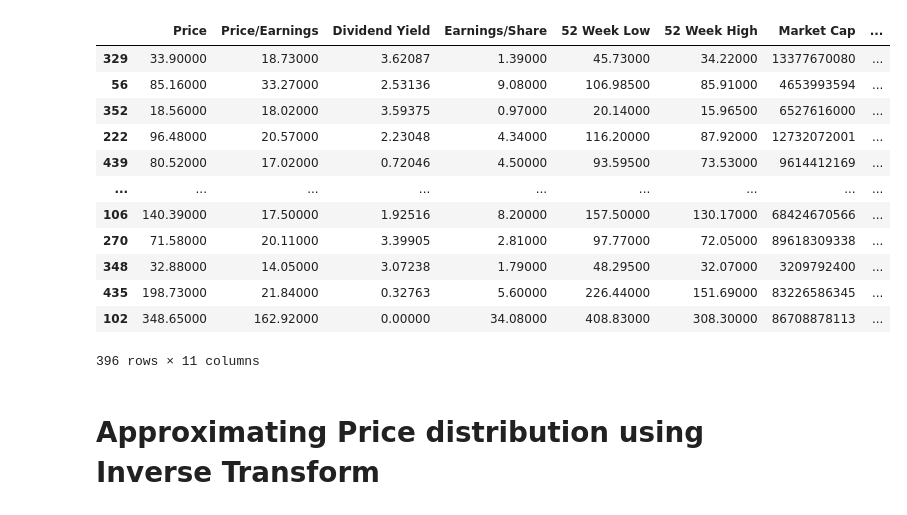
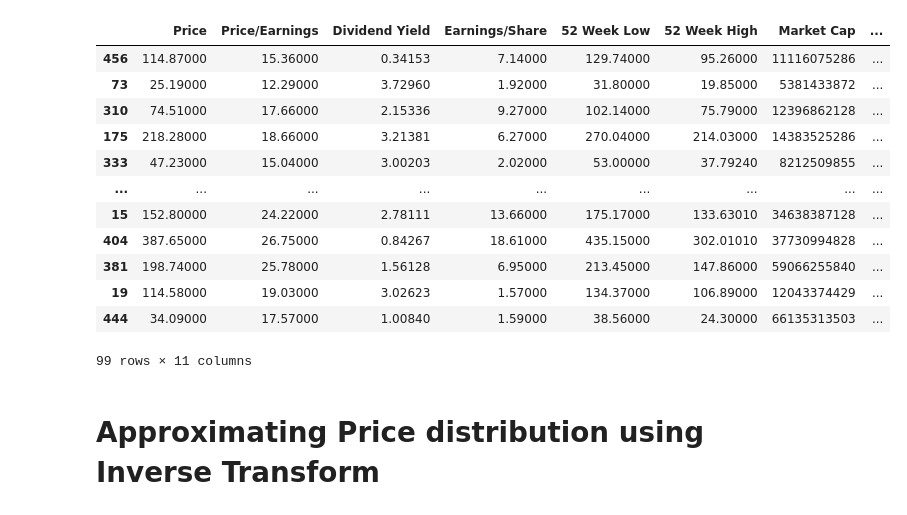
Before and after one commit to morkovka1337/multidimensional_data_processing, a Jupyter notebook: task3_BAMT.ipynb, the cells around one changed output. Saved outputs shown, nothing was run; the diff lists cells and outputs as text; code cells hidden in the pictures.

```diff
--- a/task3_BAMT.ipynb
+++ b/task3_BAMT.ipynb
@@ -24,29 +24,29 @@ pd.set_option('display.float_format', lambda x: '%.5f' % x)
 # %%
 if not os.path.exists('constituents-financials.csv'):
     urllib.request.urlretrieve(
         "https://datahub.io/core/s-and-p-500-companies-financials/r/constituents-financials.csv", "constituents-financials.csv")
 data = pd.read_csv('constituents-financials.csv')
 data = data[['Price',	'Price/Earnings', 'Dividend Yield',	'Earnings/Share',
              '52 Week Low',	'52 Week High',	'Market Cap',	'EBITDA',
              'Price/Sales',	'Price/Book', 'Sector']]
 data.dropna(inplace=True)
 data.reset_index(inplace=True, drop=True)
 train, test = train_test_split(data, test_size=0.2, random_state=42)
-train
+test
 # %% [output]
 |  | Price | Price/Earnings | Dividend Yield | Earnings/Share | 52 Week Low | 52 Week High | Market Cap | ... |
-| 329 | 33.90000 | 18.73000 | 3.62087 | 1.39000 | 45.73000 | 34.22000 | 13377670080 | ... |
-| 56 | 85.16000 | 33.27000 | 2.53136 | 9.08000 | 106.98500 | 85.91000 | 4653993594 | ... |
-| 352 | 18.56000 | 18.02000 | 3.59375 | 0.97000 | 20.14000 | 15.96500 | 6527616000 | ... |
-| 222 | 96.48000 | 20.57000 | 2.23048 | 4.34000 | 116.20000 | 87.92000 | 12732072001 | ... |
-| 439 | 80.52000 | 17.02000 | 0.72046 | 4.50000 | 93.59500 | 73.53000 | 9614412169 | ... |
+| 456 | 114.87000 | 15.36000 | 0.34153 | 7.14000 | 129.74000 | 95.26000 | 11116075286 | ... |
+| 73 | 25.19000 | 12.29000 | 3.72960 | 1.92000 | 31.80000 | 19.85000 | 5381433872 | ... |
+| 310 | 74.51000 | 17.66000 | 2.15336 | 9.27000 | 102.14000 | 75.79000 | 12396862128 | ... |
+| 175 | 218.28000 | 18.66000 | 3.21381 | 6.27000 | 270.04000 | 214.03000 | 14383525286 | ... |
+| 333 | 47.23000 | 15.04000 | 3.00203 | 2.02000 | 53.00000 | 37.79240 | 8212509855 | ... |
 | ... | ... | ... | ... | ... | ... | ... | ... | ... |
-| 106 | 140.39000 | 17.50000 | 1.92516 | 8.20000 | 157.50000 | 130.17000 | 68424670566 | ... |
-| 270 | 71.58000 | 20.11000 | 3.39905 | 2.81000 | 97.77000 | 72.05000 | 89618309338 | ... |
-| 348 | 32.88000 | 14.05000 | 3.07238 | 1.79000 | 48.29500 | 32.07000 | 3209792400 | ... |
-| 435 | 198.73000 | 21.84000 | 0.32763 | 5.60000 | 226.44000 | 151.69000 | 83226586345 | ... |
-| 102 | 348.65000 | 162.92000 | 0.00000 | 34.08000 | 408.83000 | 308.30000 | 86708878113 | ... |
+| 15 | 152.80000 | 24.22000 | 2.78111 | 13.66000 | 175.17000 | 133.63010 | 34638387128 | ... |
+| 404 | 387.65000 | 26.75000 | 0.84267 | 18.61000 | 435.15000 | 302.01010 | 37730994828 | ... |
+| 381 | 198.74000 | 25.78000 | 1.56128 | 6.95000 | 213.45000 | 147.86000 | 59066255840 | ... |
+| 19 | 114.58000 | 19.03000 | 3.02623 | 1.57000 | 134.37000 | 106.89000 | 12043374429 | ... |
+| 444 | 34.09000 | 17.57000 | 1.00840 | 1.59000 | 38.56000 | 24.30000 | 66135313503 | ... |
-396 rows × 11 columns
+99 rows × 11 columns
 # %% [markdown]
 # Approximating Price distribution using Inverse Transform
 # %%
```
Also changed, not shown: parts of 6 cells of this notebook, 2 other files.
